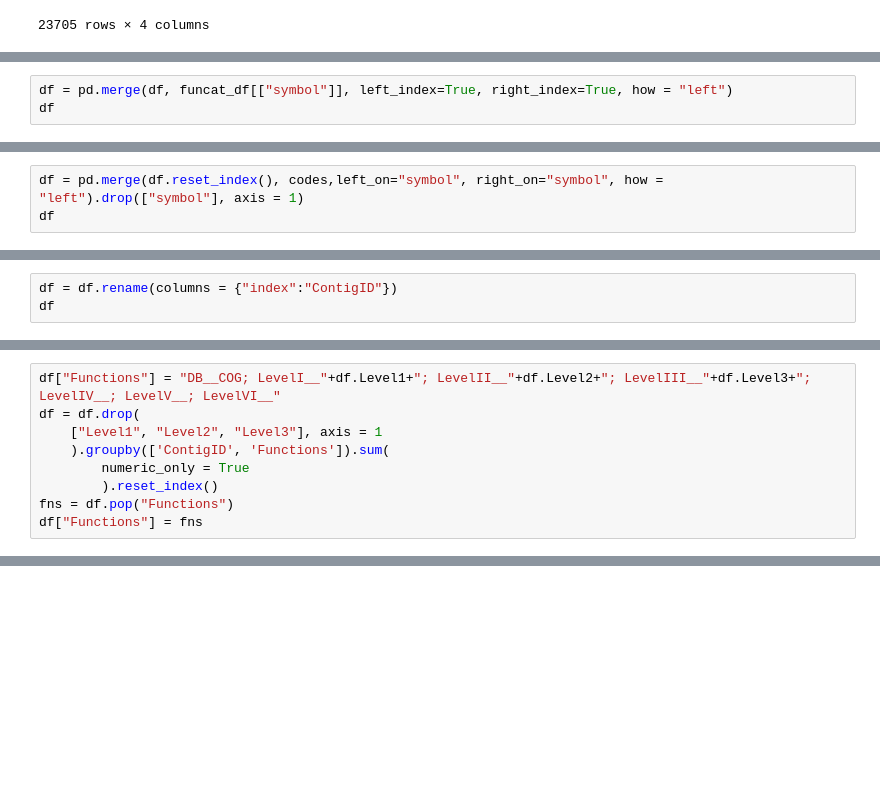
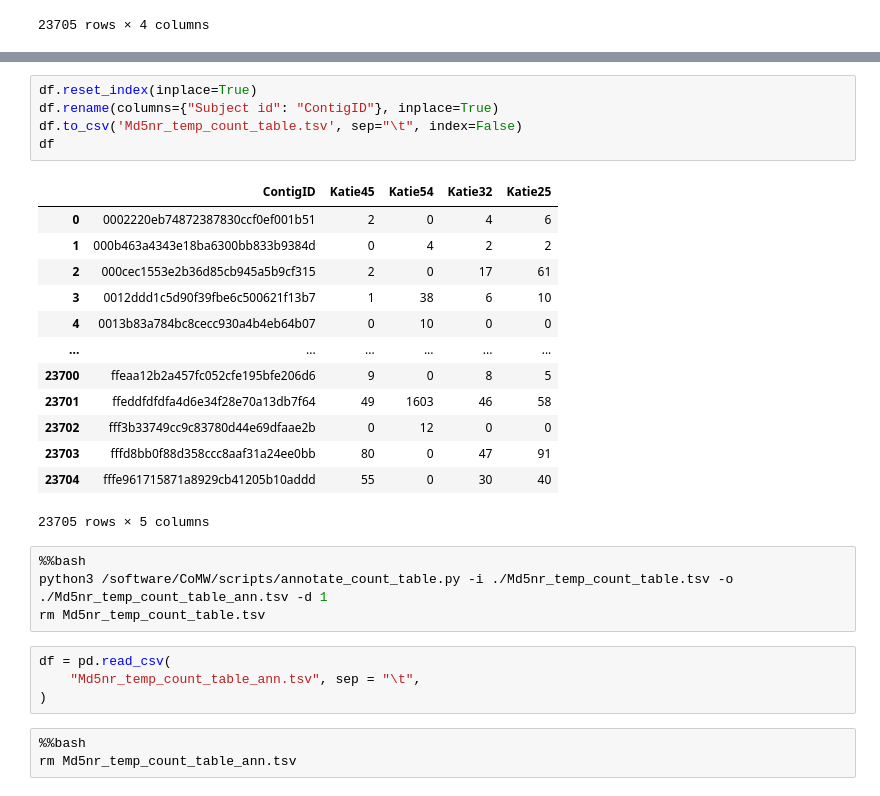
Before and after one commit to AU-ENVS-Bioinformatics/huginn-TotalRNA-Snakemake, a Jupyter notebook: notebooks/Md5nr_sword_prepro.ipynb, the cells around one changed output, grey strips where cells are left out. Saved outputs shown, nothing was run; the diff lists cells and outputs as text; blank space fills up the shorter version.

```diff
--- a/notebooks/Md5nr_sword_prepro.ipynb
+++ b/notebooks/Md5nr_sword_prepro.ipynb
@@ -341,3 +250,0 @@ funcat_df
-# %%
-df = pd.merge(df, funcat_df[["symbol"]], left_index=True, right_index=True, how = "left")
-df
@@ -398,3 +250,0 @@ codes
-# %%
-df = pd.merge(df.reset_index(), codes,left_on="symbol", right_on="symbol", how = "left").drop(["symbol"], axis = 1)
-df
@@ -415,3 +250,0 @@ df
-# %%
-df = df.rename(columns = {"index":"ContigID"})
-df
@@ -432,9 +250,0 @@ df
-# %%
-df["Functions"] = "DB__COG; LevelI__"+df.Level1+"; LevelII__"+df.Level2+"; LevelIII__"+df.Level3+"; LevelIV__; LevelV__; LevelVI__"
-df = df.drop(
-    ["Level1", "Level2", "Level3"], axis = 1
-    ).groupby(['ContigID', 'Functions']).sum(
-        numeric_only = True
-        ).reset_index()
-fns = df.pop("Functions")
-df["Functions"] = fns
@@ -456,0 +251,30 @@ df
+# %%
+df.reset_index(inplace=True)
+df.rename(columns={"Subject id": "ContigID"}, inplace=True)
+df.to_csv('Md5nr_temp_count_table.tsv', sep="\t", index=False)
+df
+# %% [output]
+|  | ContigID | Katie45 | Katie54 | Katie32 | Katie25 |
+| 0 | 0002220eb74872387830ccf0ef001b51 | 2 | 0 | 4 | 6 |
+| 1 | 000b463a4343e18ba6300bb833b9384d | 0 | 4 | 2 | 2 |
+| 2 | 000cec1553e2b36d85cb945a5b9cf315 | 2 | 0 | 17 | 61 |
+| 3 | 0012ddd1c5d90f39fbe6c500621f13b7 | 1 | 38 | 6 | 10 |
+| 4 | 0013b83a784bc8cecc930a4b4eb64b07 | 0 | 10 | 0 | 0 |
+| ... | ... | ... | ... | ... | ... |
+| 23700 | ffeaa12b2a457fc052cfe195bfe206d6 | 9 | 0 | 8 | 5 |
+| 23701 | ffeddfdfdfa4d6e34f28e70a13db7f64 | 49 | 1603 | 46 | 58 |
+| 23702 | fff3b33749cc9c83780d44e69dfaae2b | 0 | 12 | 0 | 0 |
+| 23703 | fffd8bb0f88d358ccc8aaf31a24ee0bb | 80 | 0 | 47 | 91 |
+| 23704 | fffe961715871a8929cb41205b10addd | 55 | 0 | 30 | 40 |
+23705 rows × 5 columns
+# %%
+%%bash
+python3 /software/CoMW/scripts/annotate_count_table.py -i ./Md5nr_temp_count_table.tsv -o ./Md5nr_temp_count_table_ann.tsv -d 1
+rm Md5nr_temp_count_table.tsv
+# %%
+df = pd.read_csv(
+    "Md5nr_temp_count_table_ann.tsv", sep = "\t",
+)
+# %%
+%%bash
+rm Md5nr_temp_count_table_ann.tsv
```
Also changed, not shown: parts of 15 cells of this notebook, 2 other files.
